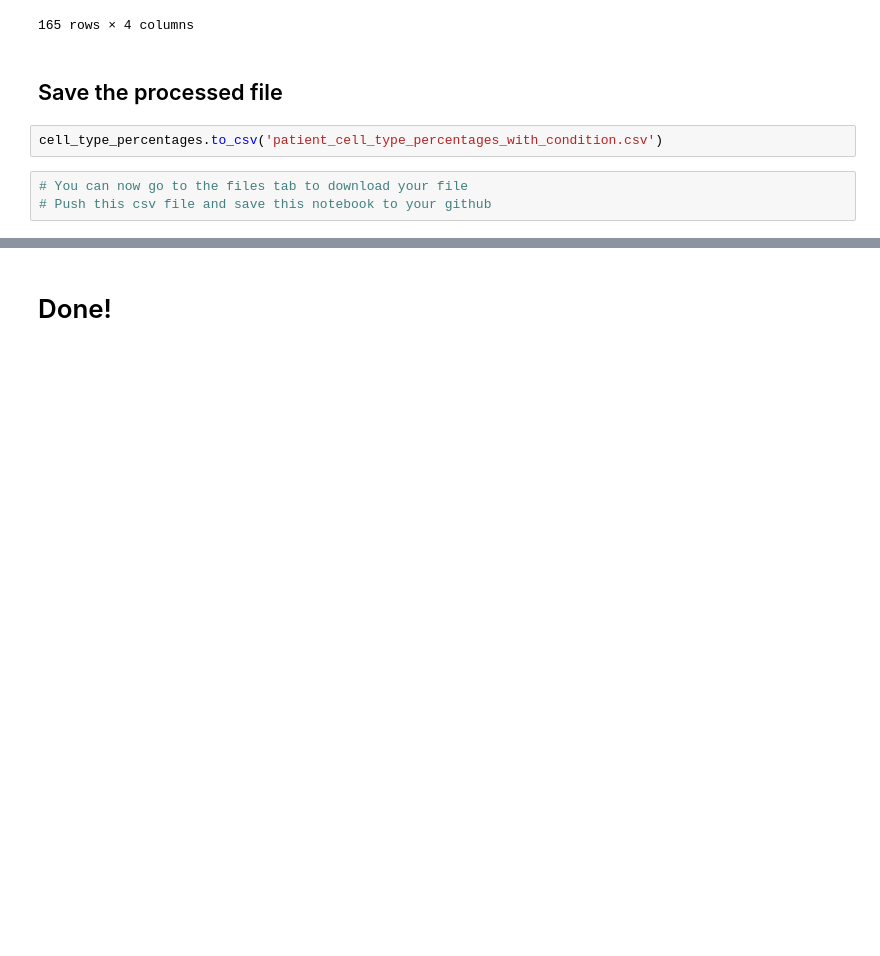
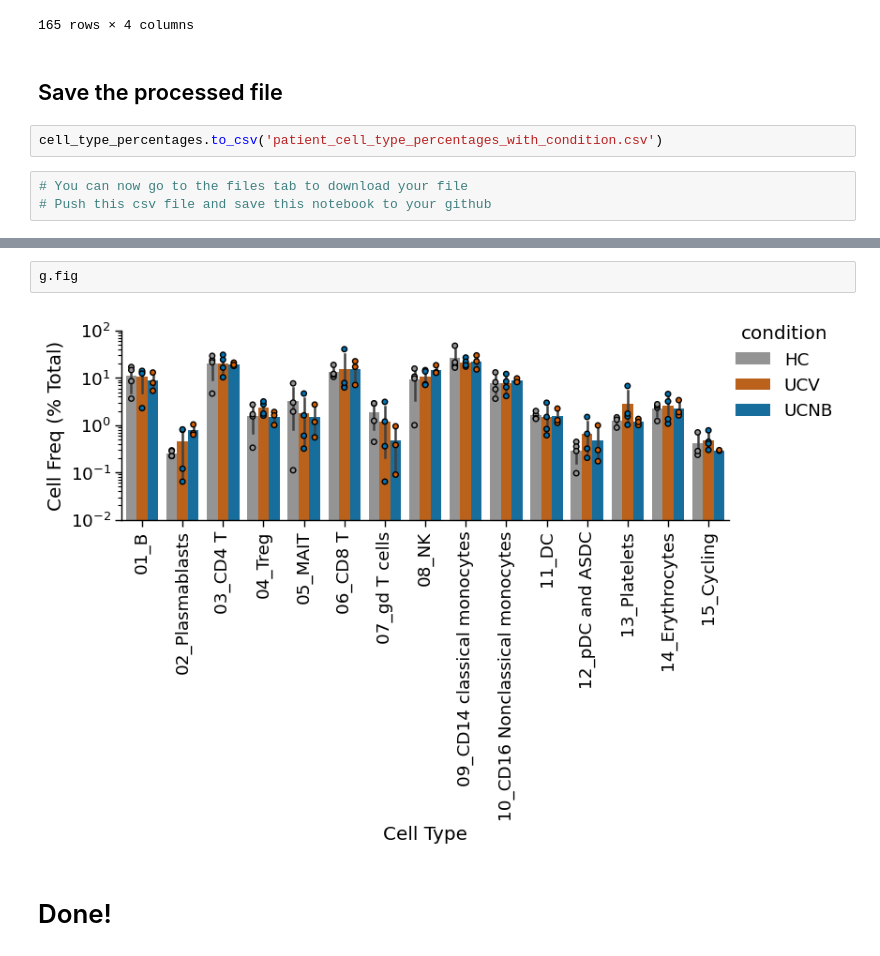
Before and after one commit to jack-reid-1/JReid_225a, a Jupyter notebook: bms225a_ds_workshop2_student_notebook_2025.ipynb, the cells around one changed output, grey strips where cells are left out. Drawn from its saved outputs; the diff is of its cells as text; blank space fills up the shorter version.

```diff
--- a/bms225a_ds_workshop2_student_notebook_2025.ipynb
+++ b/bms225a_ds_workshop2_student_notebook_2025.ipynb
@@ -633,2 +685,6 @@ cell_type_percentages.to_csv('patient_cell_type_percentages_with_condition.csv')
+# %%
+g.fig
+# %% [output]
+[figure, added]
 # %% [markdown]
 # Done!
```
Also changed, not shown: parts of 7 cells of this notebook.
